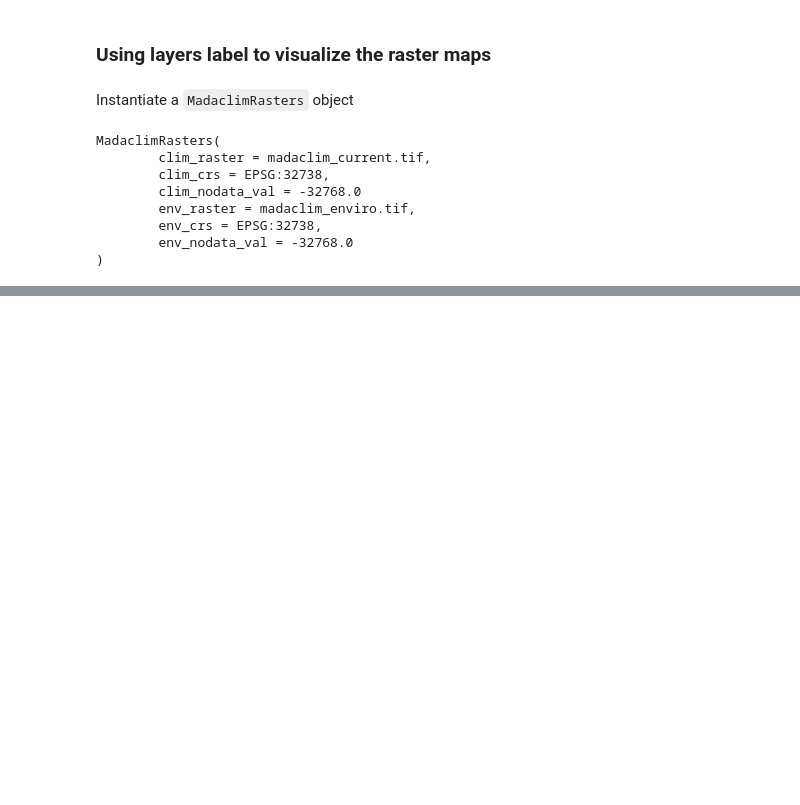
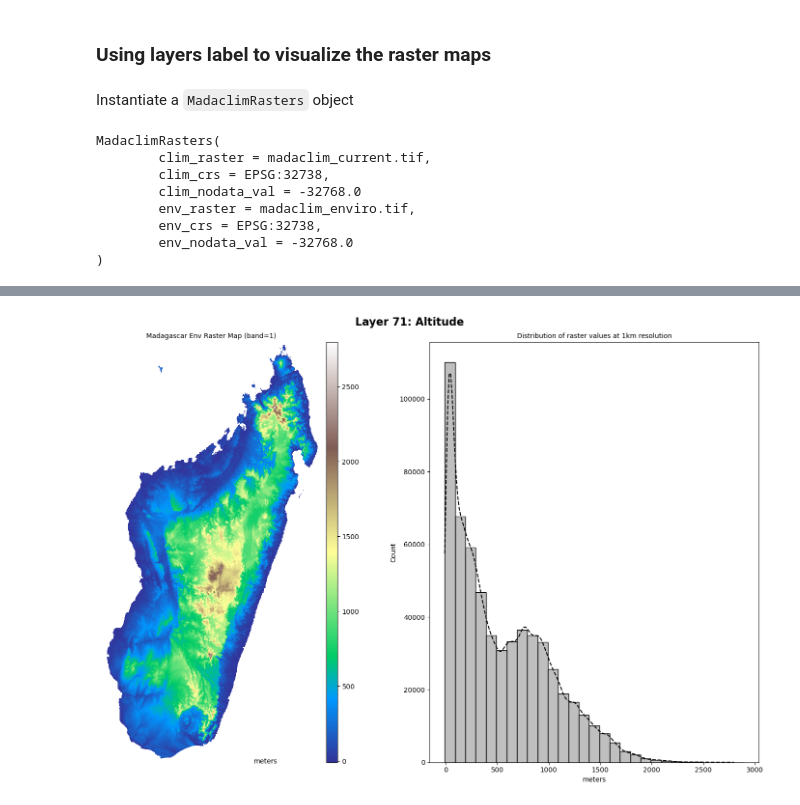
Before and after one commit to tahiri-lab/py_madaclim, a Jupyter notebook: example/full_walktrhough.ipynb, the cells around one changed output, grey strips where cells are left out. Saved outputs shown, nothing was run; the diff lists cells and outputs as text; code cells hidden in the pictures; blank space fills up the shorter version.

```diff
--- a/example/full_walktrhough.ipynb
+++ b/example/full_walktrhough.ipynb
@@ -375,0 +387,6 @@ MadaclimRasters(
+# %%
+env_labels = mada_info.get_layers_labels(
+    layers_subset="env",
+    as_descriptive_labels=True
+)
+env_labels
@@ -375,0 +403,9 @@ MadaclimRasters(
+# %%
+mada_rasters.plot_layer(
+    layer=env_labels[0],
+    imshow_cmap="terrain",
+    histplot_binwidth=100, histplot_stat="count",
+    subplots_figsize=(15, 10)
+)
+# %% [output]
+[figure, added]
```
Also changed, not shown: parts of 49 cells of this notebook.
